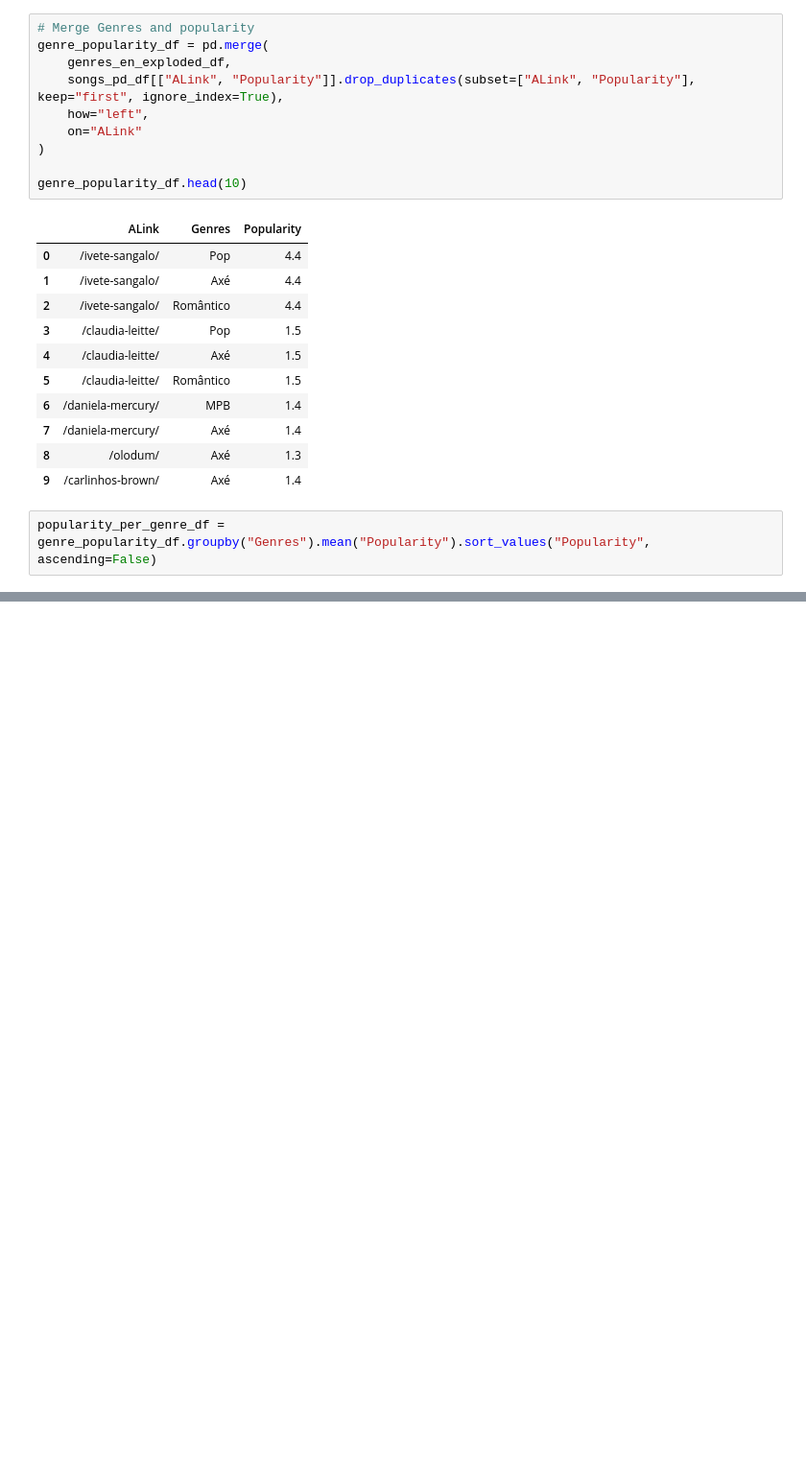
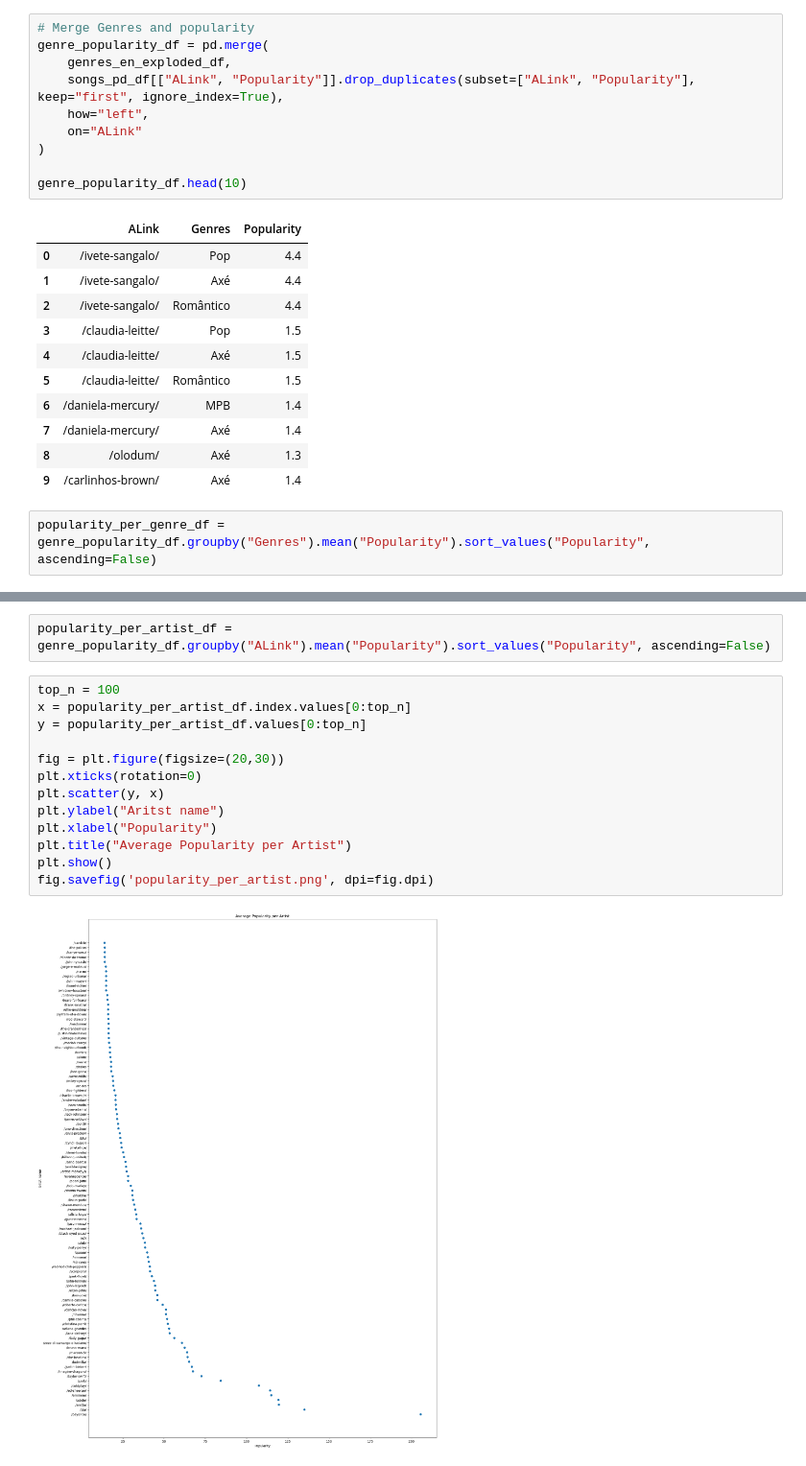
Before and after one commit to Simon-0711/ta_lyrics_sentiment_classification, a Jupyter notebook: data_exploration/simon_data_exploration.ipynb, the cells around one changed output, grey strips where cells are left out. Shown at 96% size. Saved outputs shown, nothing was run; the diff lists cells and outputs as text; blank space fills up the shorter version.

```diff
--- a/data_exploration/simon_data_exploration.ipynb
+++ b/data_exploration/simon_data_exploration.ipynb
@@ -386,0 +411,17 @@ plt.show()
+# %%
+popularity_per_artist_df = genre_popularity_df.groupby("ALink").mean("Popularity").sort_values("Popularity", ascending=False)
+# %%
+top_n = 100
+x = popularity_per_artist_df.index.values[0:top_n]
+y = popularity_per_artist_df.values[0:top_n]
+
+fig = plt.figure(figsize=(20,30))
+plt.xticks(rotation=0)
+plt.scatter(y, x)
+plt.ylabel("Aritst name")
+plt.xlabel("Popularity")
+plt.title("Average Popularity per Artist")
+plt.show()
+fig.savefig('popularity_per_artist.png', dpi=fig.dpi)
+# %% [output]
+[figure, added]
```
Also changed, not shown: parts of 4 cells of this notebook, 14 other files.
